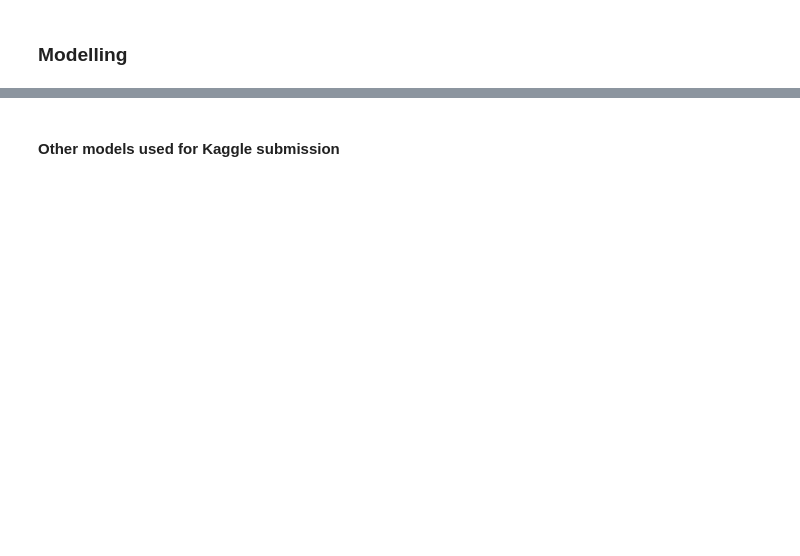
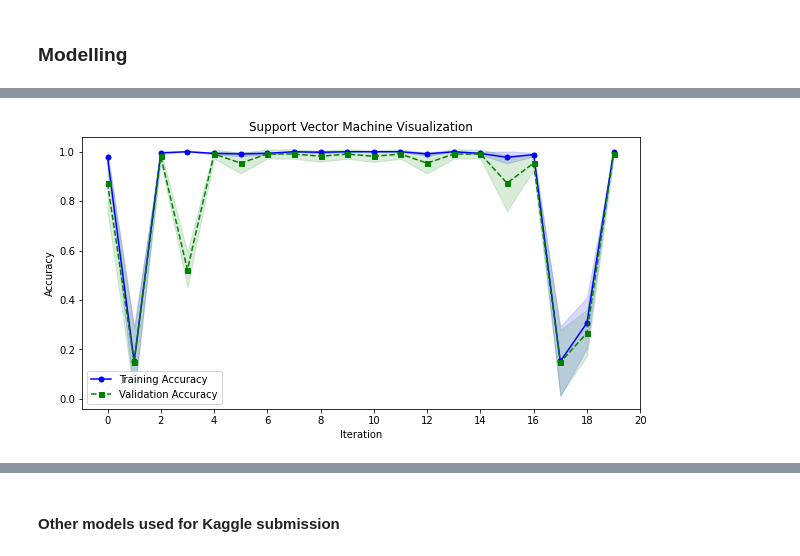
Before and after one commit to TaoM29/machine-learning, a Jupyter notebook: template.ipynb, the cells around one changed output, grey strips where cells are left out. Drawn from its saved outputs; the diff is of its cells as text; code cells hidden in the pictures; blank space fills up the shorter version.

```diff
--- a/template.ipynb
+++ b/template.ipynb
@@ -154,5 +277,10 @@ Name: Scoville score, Length: 597, dtype: float64
 # %% [markdown]
 #### Train test split
 # %%
-# Split the data into training and testing sets
-X_train, X_test, y_train, y_test = train_test_split(X, y, test_size=0.2, random_state=42, stratify=None)
+# Split the data into training and validation sets
+X_train, X_test, y_train, y_test = train_test_split(X, y, test_size=0.4, random_state=42, stratify=y)
+
+
+print(y_train.value_counts())
+print("\n")
+print(y_test.value_counts())
@@ -367,0 +304,77 @@ Mean absolute error (MAE) - train: 2210030.413,  test:  1978891.033
+# %%
+# Define the data preprocessing steps as a pipeline
+preprocessing_pipeline = Pipeline([
+    ('scaling', StandardScaler()),
+    ('lda', LinearDiscriminantAnalysis())
+])
+
+
+# Combine the preprocessing pipeline and the logistic regression classifier into a single pipeline
+pipeline = Pipeline([
+    ('preprocessing', preprocessing_pipeline),
+    ('classifier', SVC())
+])
+
+# Defining the hyperparameters
+hyperparameters = {
+    'classifier__C': [00.1, 0.01, 0.1, 1, 10],
+    'classifier__kernel': ['linear', 'rbf', 'poly'],
+    'classifier__gamma': ['scale', 'auto', 00.1, 0.1, 1, 10],
+    'classifier__class_weight': ['balanced'],
+    'preprocessing__lda__n_components': [3]
+}
+
+
+# Define stratified k-fold cross-validation
+cv = StratifiedKFold(n_splits=5, shuffle=True, random_state=42)
+
+
+# Perform Grid search with cross-validation
+random_search_svm = RandomizedSearchCV(pipeline, hyperparameters,
+                                   cv=cv,
+                                   n_iter=20,
+                                   random_state=42,
+                                   return_train_score=True,
+                                   error_score='raise')
+
+random_search_svm.fit(X_train, y_train)
+
+print("Best hyperparameters:", random_search_svm.best_params_)
+
+y_pred = random_search_svm.predict(X_test)
+print(classification_report(y_test, y_pred))
+print(confusion_matrix(y_test, y_pred))
+
+
+# Get the training and test scores
+train_scores = random_search_svm.cv_results_['mean_train_score']
+test_scores = random_search_svm.cv_results_['mean_test_score']
+
+
+# Plot the training and test scores
+plt.figure(figsize=(10, 5))
+
+plt.plot(train_scores, color = 'blue', marker='o', markersize=5 ,label='Training Accuracy')
+plt.plot(test_scores, color = 'green', linestyle='--', marker='s', markersize=5, label='Validation Accuracy')
+
+plt.fill_between(np.arange(len(train_scores)),
+                 train_scores - random_search_svm.cv_results_['std_train_score'],
+                 train_scores + random_search_svm.cv_results_['std_train_score'],
+                 alpha=0.15, color='blue')
+
+plt.fill_between(np.arange(len(test_scores)),
+                 test_scores - random_search_svm.cv_results_['std_test_score'],
+                 test_scores + random_search_svm.cv_results_['std_test_score'],
+                 alpha=0.15, color='green')
+
+plt.xlabel('Iteration')
+plt.xticks(range(0, 21, 2))
+plt.ylabel('Accuracy')
+plt.title('Support Vector Machine Visualization')
+plt.legend()
+plt.show
+
+
+# Apply the best parameters for prediction
+y_pred_test = random_search_svm.best_estimator_.predict(test)
+# %% [output]
@@ -367,0 +397 @@ Mean absolute error (MAE) - train: 2210030.413,  test:  1978891.033
+[figure, added]
```
Also changed, not shown: parts of 26 cells of this notebook.
